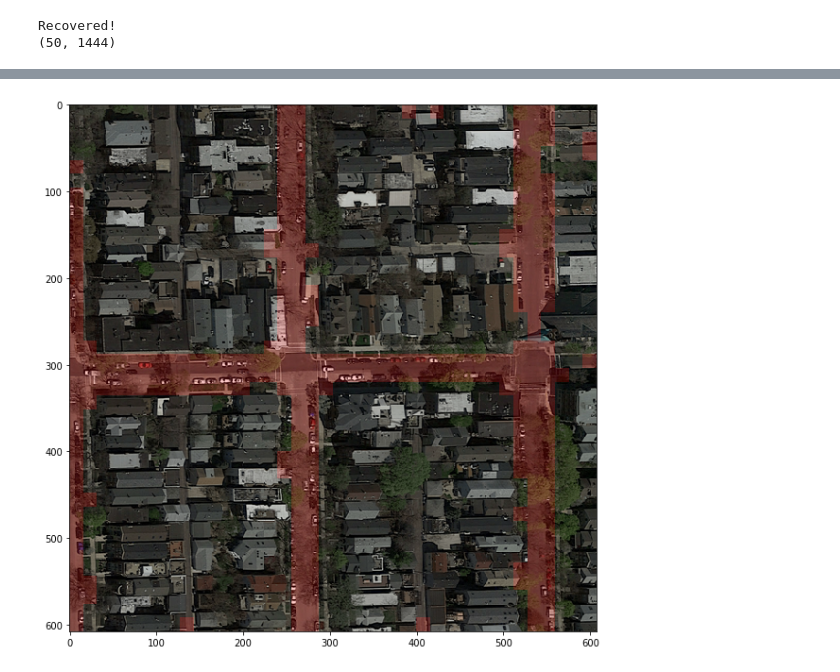
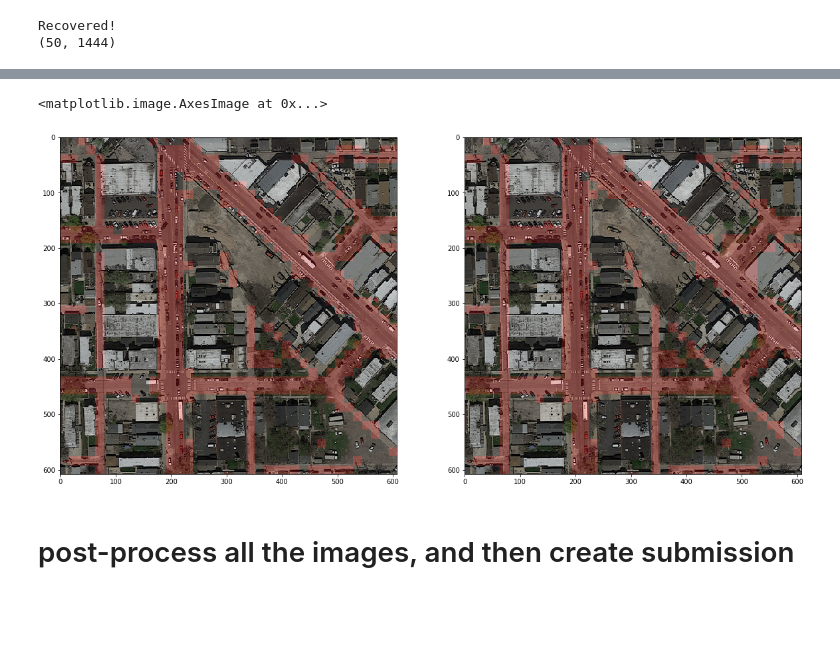
Before and after one commit to LeonardoPollina/ML_project_2, a Jupyter notebook: src/Post_processing.ipynb, the cells around one changed output, grey strips where cells are left out. Cells and saved outputs as stored; diff of their text form; code cells hidden in the pictures; blank space fills up the shorter version.

```diff
--- a/src/Post_processing.ipynb
+++ b/src/Post_processing.ipynb
@@ -1,14 +0,0 @@
-# %%
-import matplotlib.image as mpimg
-from PIL import Image
-def make_img_overlay(img, predicted_img):
-    w = img.shape[0]
-    h = img.shape[1]
-    color_mask = np.zeros((w, h, 3), dtype=np.uint8)
-    color_mask[:,:,0] = predicted_img*255
-
-    img8 = img_float_to_uint8(img)
-    background = Image.fromarray(img8, 'RGB').convert("RGBA")
-    overlay = Image.fromarray(color_mask, 'RGB').convert("RGBA")
-    new_img = Image.blend(background, overlay, 0.2)
-    return new_img
@@ -121,11 +79,20 @@ patches_38x38 = test_labels[IDX].reshape(38,38)
 # %%
+IDX = 10
+im = label_to_img(608, 608, 16, 16, test_labels[IDX])
+new_img = make_img_overlay(test_images_not_padded[IDX], im)
+patches_38x38 = test_labels[IDX].reshape(38,38)
 post_processed_patches1 = post_process_single(patches_38x38,38)
 post_processed_image1 = label_to_img(608, 608, 16, 16, post_processed_patches1.reshape(38*38))
-# %%
-new_img = make_img_overlay(test_images_not_padded[IDX], post_processed_image1)
-
-plt.figure(figsize=[10,20])
-plt.imshow(new_img)
-plt.savefig('pred.jpg', format='jpg')
-# %% [output]
-[figure, removed]
+# %%
+new_img2 = make_img_overlay(test_images_not_padded[IDX], post_processed_image1)
+# %%
+plt.figure(figsize=[20,30])
+plt.subplot(1,2,1)
+plt.imshow(new_img)
+plt.subplot(1,2,2)
+plt.imshow(new_img2)
+# %% [output]
+<matplotlib.image.AxesImage at 0x...>
+[figure, added]
+# %% [markdown]
+# post-process all the images, and then create submission
```
Also changed, not shown: parts of 11 cells of this notebook, 12 other files.
